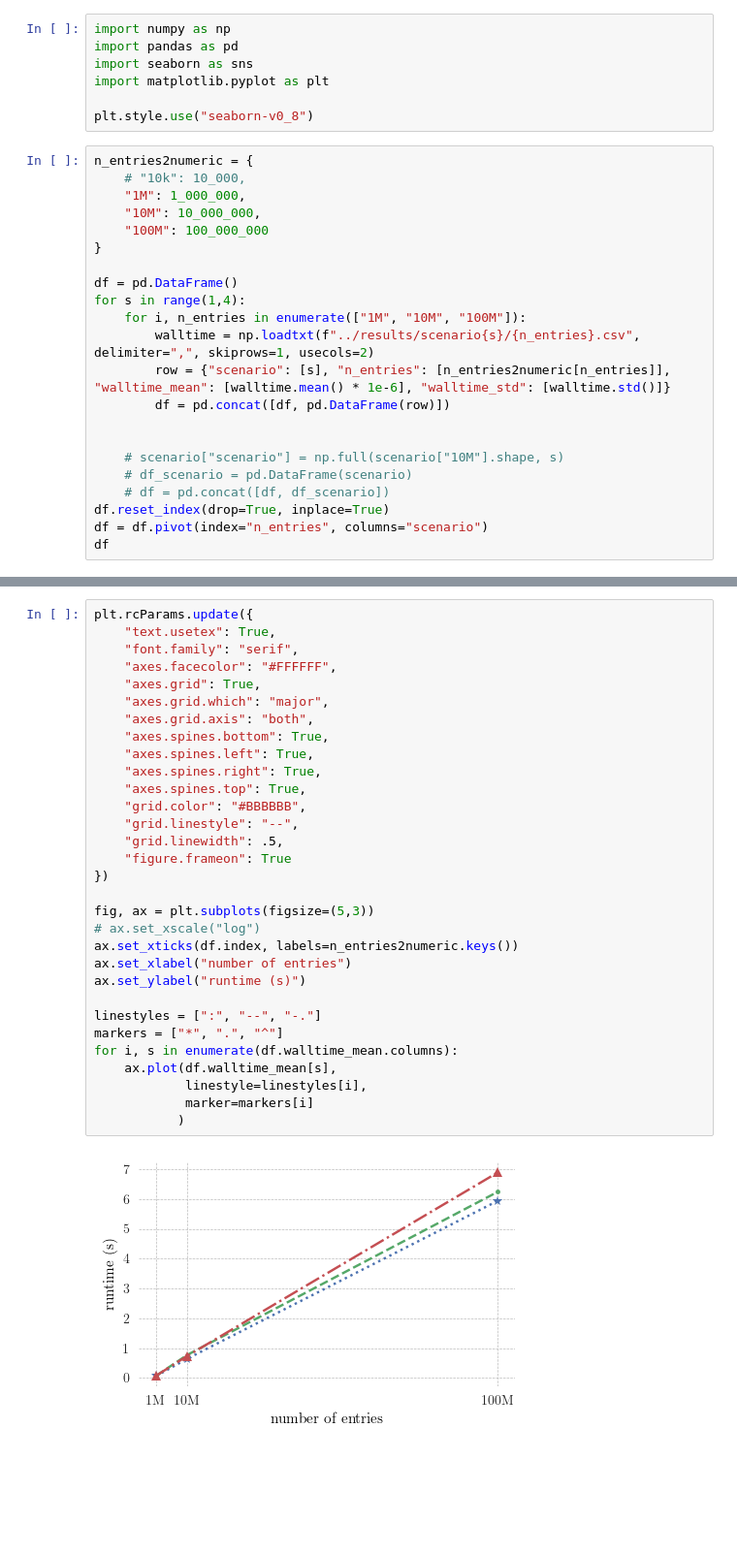
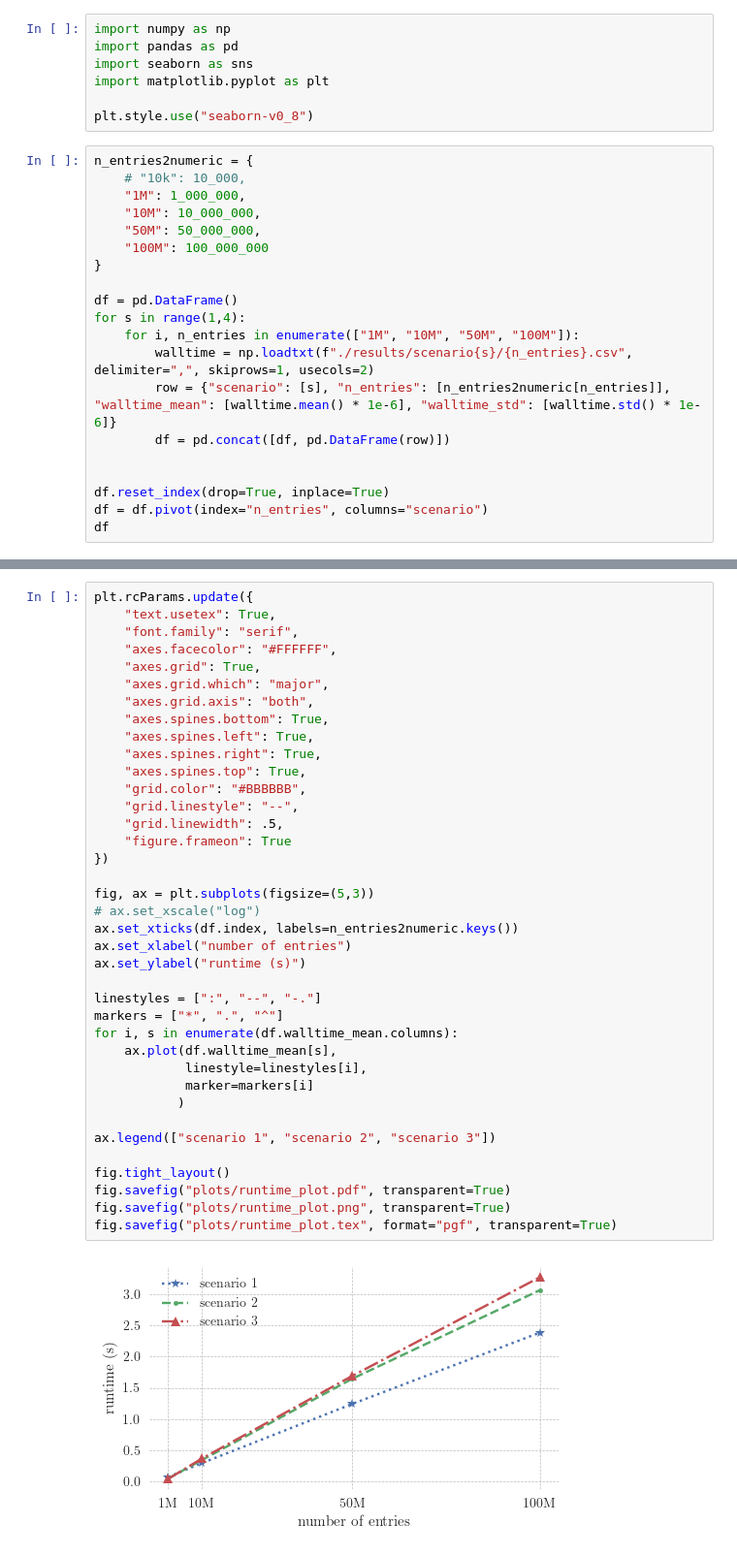
Before and after one commit to enirolf/hep-data-combination-benchmarks, a Jupyter notebook: plot_results.ipynb, the cells around one changed output, grey strips where cells are left out. Shown: that part at 97% size. Cells and saved outputs as stored; diff of their text form; blank space fills up the shorter version.

Commit message:
Update scenario 4 benchmarks

```diff
--- a/plot_results.ipynb
+++ b/plot_results.ipynb
@@ -10,20 +10,18 @@ n_entries2numeric = {
     # "10k": 10_000,
     "1M": 1_000_000,
     "10M": 10_000_000,
+    "50M": 50_000_000,
     "100M": 100_000_000
 }
 
 df = pd.DataFrame()
 for s in range(1,4):
-    for i, n_entries in enumerate(["1M", "10M", "100M"]):
-        walltime = np.loadtxt(f"../results/scenario{s}/{n_entries}.csv", delimiter=",", skiprows=1, usecols=2)
-        row = {"scenario": [s], "n_entries": [n_entries2numeric[n_entries]], "walltime_mean": [walltime.mean() * 1e-6], "walltime_std": [walltime.std()]}
+    for i, n_entries in enumerate(["1M", "10M", "50M", "100M"]):
+        walltime = np.loadtxt(f"./results/scenario{s}/{n_entries}.csv", delimiter=",", skiprows=1, usecols=2)
+        row = {"scenario": [s], "n_entries": [n_entries2numeric[n_entries]], "walltime_mean": [walltime.mean() * 1e-6], "walltime_std": [walltime.std() * 1e-6]}
         df = pd.concat([df, pd.DataFrame(row)])
 
 
-    # scenario["scenario"] = np.full(scenario["10M"].shape, s)
-    # df_scenario = pd.DataFrame(scenario)
-    # df = pd.concat([df, df_scenario])
 df.reset_index(drop=True, inplace=True)
 df = df.pivot(index="n_entries", columns="scenario")
 df
@@ -39,31 +57,38 @@ plt.rcParams.update({
     "text.usetex": True,
     "font.family": "serif",
     "axes.facecolor": "#FFFFFF",
     "axes.grid": True,
     "axes.grid.which": "major",
     "axes.grid.axis": "both",
     "axes.spines.bottom": True,
     "axes.spines.left": True,
     "axes.spines.right": True,
     "axes.spines.top": True,
     "grid.color": "#BBBBBB",
     "grid.linestyle": "--",
     "grid.linewidth": .5,
     "figure.frameon": True
 })
 
 fig, ax = plt.subplots(figsize=(5,3))
 # ax.set_xscale("log")
 ax.set_xticks(df.index, labels=n_entries2numeric.keys())
 ax.set_xlabel("number of entries")
 ax.set_ylabel("runtime (s)")
 
 linestyles = [":", "--", "-."]
 markers = ["*", ".", "^"]
 for i, s in enumerate(df.walltime_mean.columns):
     ax.plot(df.walltime_mean[s],
             linestyle=linestyles[i],
             marker=markers[i]
            )
+
+ax.legend(["scenario 1", "scenario 2", "scenario 3"])
+
+fig.tight_layout()
+fig.savefig("plots/runtime_plot.pdf", transparent=True)
+fig.savefig("plots/runtime_plot.png", transparent=True)
+fig.savefig("plots/runtime_plot.tex", format="pgf", transparent=True)
 # %% [output]
-[figure, old version]
+[figure, new version]
```
Also changed, not shown: parts of 2 cells of this notebook, 9 other files.
